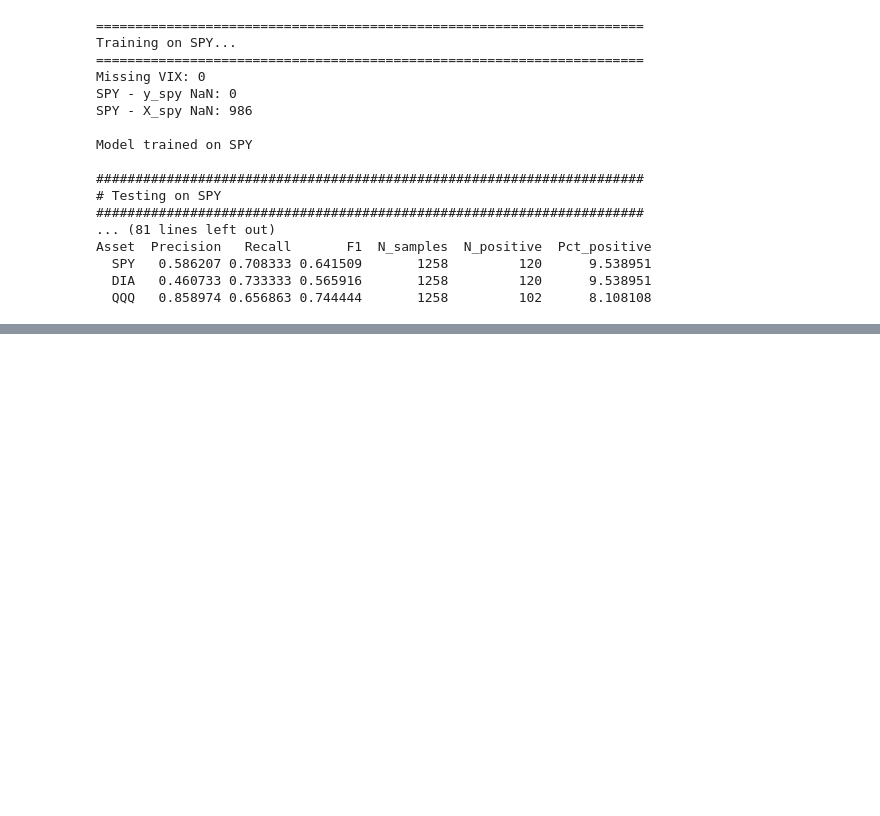
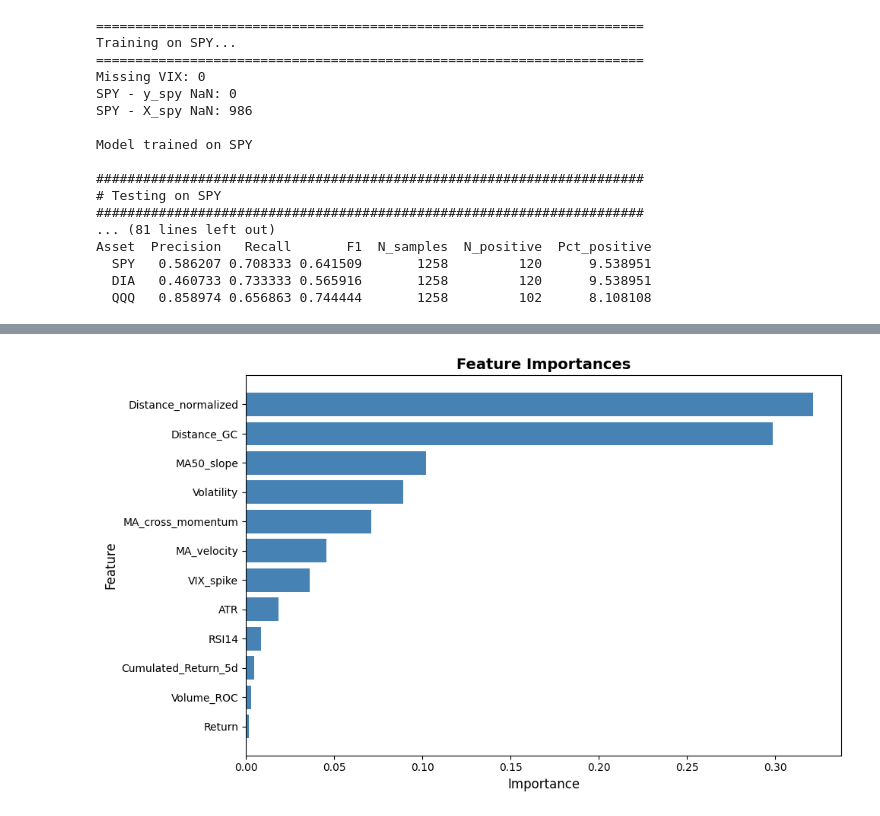
Before and after one commit to Bissapinho/Trend-classifier, a Jupyter notebook: notebooks/model_evaluation.ipynb, the cells around one changed output, grey strips where cells are left out. Saved outputs shown, nothing was run; the diff lists cells and outputs as text; code cells hidden in the pictures; blank space fills up the shorter version.

```diff
--- a/notebooks/model_evaluation.ipynb
+++ b/notebooks/model_evaluation.ipynb
@@ -269,0 +267,13 @@ Différence de NaN: 0
+# %%
+importance_df = predictor.get_feature_importance()
+
+plt.figure(figsize=(10, 6))
+plt.barh(importance_df['feature'], importance_df['importance'], color='steelblue')
+plt.xlabel('Importance', fontsize=12)
+plt.ylabel('Feature', fontsize=12)
+plt.title('Feature Importances', fontsize=14, fontweight='bold')
+plt.gca().invert_yaxis()
+plt.tight_layout()
+plt.show()
+# %% [output]
+[figure, added]
```
Also changed, not shown: parts of 5 cells of this notebook.
